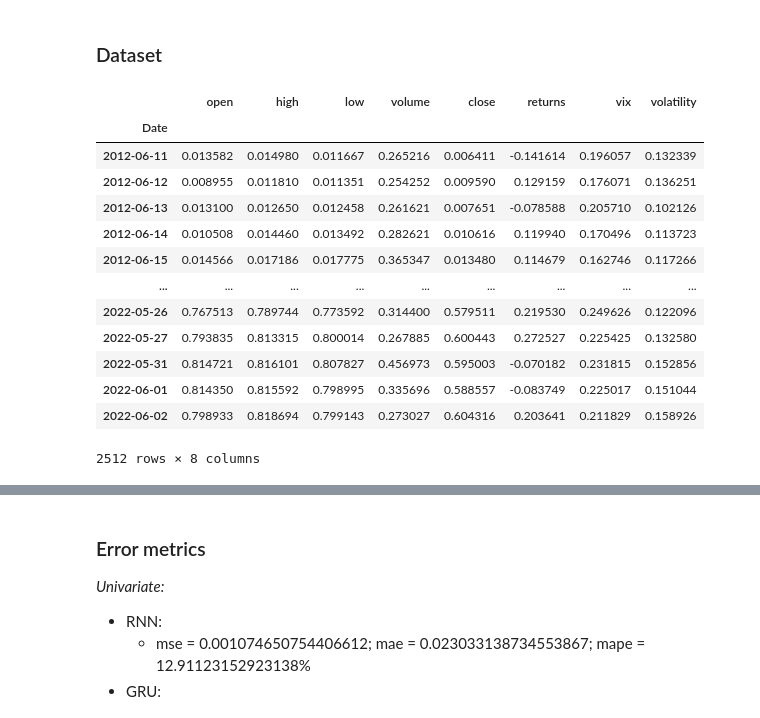
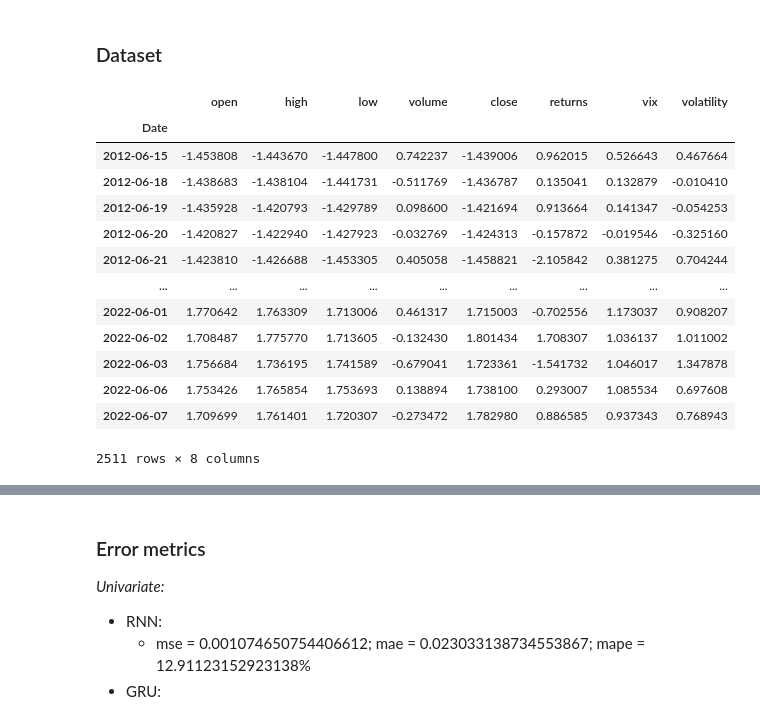
Before and after one commit to gittmp/sustainable-risk-modelling, a Jupyter notebook: Program/risk-forecasting.ipynb, the cells around one changed output, grey strips where cells are left out. Cells and saved outputs as stored; diff of their text form; code cells hidden in the pictures.

```diff
--- a/Program/risk-forecasting.ipynb
+++ b/Program/risk-forecasting.ipynb
@@ -47,63 +48,60 @@ BATCH_SIZE = 32
 sp500 = '^GSPC'
 
 sp500_data = yf.Ticker(sp500)
 sp500_history = sp500_data.history(period=SERIES_PERIOD, interval=SERIES_INTERVAL)
 close = sp500_history.Close.loc[sp500_history.Close != 0][:-1]
 
 # compute logarithmic returns
 log_returns = np.log(close) - np.log(close.shift(1))
 log_returns.dropna(inplace=True)
 
 # fetch VIX volatility data
 vix = '^VIX'
 vix_data = yf.Ticker(vix)
 vix_history = vix_data.history(period=SERIES_PERIOD, interval=SERIES_INTERVAL)
 vix_close = vix_history.Close.loc[vix_history.Close != 0][:-1]
 
 # compute numerical volitility as standard deviation over 5-point rolling window
 volatility = close.pct_change().rolling(5).std()
 
+# gather other variables
+_open = sp500_history.Open[:-1]
+_high = sp500_history.High[:-1]
+_low = sp500_history.Low[:-1]
+_volume = sp500_history.Volume[:-1]
+
 # generate dataframe of closing prices and log returns
 X = pd.DataFrame({
-    'open': sp500_history.Open[:-1] - sp500_history.Open[:-1].min(),
-    'high': sp500_history.High[:-1] - sp500_history.High[:-1].min(),
-    'low': sp500_history.Low[:-1] - sp500_history.Low[:-1].min(),
-    'volume': sp500_history.Volume[:-1] - sp500_history.Volume[:-1].min(),
+    'open': (_open - _open.mean()) / _open.std(),
+    'high': (_high - _high.mean()) / _high.std(),
+    'low': (_low - _low.mean()) / _low.std(),
+    'volume': (_volume - _volume.mean()) / _volume.std(),
 
-    'close': close - close.min(),
-    'returns': log_returns,
-    'vix': vix_close - vix_close.min(),
-    'volatility': volatility - volatility.min()
+    'close': (close - close.mean()) / close.std(),
+    'returns': (log_returns) / log_returns.std(),  # already centred about 0
+    'vix': (vix_close - vix_close.mean()) / vix_close.std(),
+    'volatility': (volatility - volatility.mean()) / volatility.std()
 })
 
 # remove NaN values and normalise
 X.dropna(inplace=True)
-X.open = X.open / X.open.max()
-X.high = X.high / X.high.max()
-X.low = X.low / X.low.max()
-X.volume = X.volume / X.volume.max()
-
-X.close = X.close / close.max()
-X.returns = X.returns / X.returns.max()
-X.vix = X.vix / X.vix.max()
-X.volatility = X.volatility / X.volatility.max()
-
+X = X[list(X)].astype(np.float64)
 X
 # %% [output]
 |  | open | high | low | volume | close | returns | vix | volatility |
 | Date |  |  |  |  |  |  |  |  |
-| 2012-06-11 | 0.013582 | 0.014980 | 0.011667 | 0.265216 | 0.006411 | -0.141614 | 0.196057 | 0.132339 |
-| 2012-06-12 | 0.008955 | 0.011810 | 0.011351 | 0.254252 | 0.009590 | 0.129159 | 0.176071 | 0.136251 |
-| 2012-06-13 | 0.013100 | 0.012650 | 0.012458 | 0.261621 | 0.007651 | -0.078588 | 0.205710 | 0.102126 |
-| 2012-06-14 | 0.010508 | 0.014460 | 0.013492 | 0.282621 | 0.010616 | 0.119940 | 0.170496 | 0.113723 |
-| 2012-06-15 | 0.014566 | 0.017186 | 0.017775 | 0.365347 | 0.013480 | 0.114679 | 0.162746 | 0.117266 |
+| 2012-06-15 | -1.453808 | -1.443670 | -1.447800 | 0.742237 | -1.439006 | 0.962015 | 0.526643 | 0.467664 |
+| 2012-06-18 | -1.438683 | -1.438104 | -1.441731 | -0.511769 | -1.436787 | 0.135041 | 0.132879 | -0.010410 |
+| 2012-06-19 | -1.435928 | -1.420793 | -1.429789 | 0.098600 | -1.421694 | 0.913664 | 0.141347 | -0.054253 |
+| 2012-06-20 | -1.420827 | -1.422940 | -1.427923 | -0.032769 | -1.424313 | -0.157872 | -0.019546 | -0.325160 |
+| 2012-06-21 | -1.423810 | -1.426688 | -1.453305 | 0.405058 | -1.458821 | -2.105842 | 0.381275 | 0.704244 |
 | ... | ... | ... | ... | ... | ... | ... | ... | ... |
-| 2022-05-26 | 0.767513 | 0.789744 | 0.773592 | 0.314400 | 0.579511 | 0.219530 | 0.249626 | 0.122096 |
-| 2022-05-27 | 0.793835 | 0.813315 | 0.800014 | 0.267885 | 0.600443 | 0.272527 | 0.225425 | 0.132580 |
-| 2022-05-31 | 0.814721 | 0.816101 | 0.807827 | 0.456973 | 0.595003 | -0.070182 | 0.231815 | 0.152856 |
-| 2022-06-01 | 0.814350 | 0.815592 | 0.798995 | 0.335696 | 0.588557 | -0.083749 | 0.225017 | 0.151044 |
-| 2022-06-02 | 0.798933 | 0.818694 | 0.799143 | 0.273027 | 0.604316 | 0.203641 | 0.211829 | 0.158926 |
+| 2022-06-01 | 1.770642 | 1.763309 | 1.713006 | 0.461317 | 1.715003 | -0.702556 | 1.173037 | 0.908207 |
+| 2022-06-02 | 1.708487 | 1.775770 | 1.713605 | -0.132430 | 1.801434 | 1.708307 | 1.036137 | 1.011002 |
+| 2022-06-03 | 1.756684 | 1.736195 | 1.741589 | -0.679041 | 1.723361 | -1.541732 | 1.046017 | 1.347878 |
+| 2022-06-06 | 1.753426 | 1.765854 | 1.753693 | 0.138894 | 1.738100 | 0.293007 | 1.085534 | 0.697608 |
+| 2022-06-07 | 1.709699 | 1.761401 | 1.720307 | -0.273472 | 1.782980 | 0.886585 | 0.937343 | 0.768943 |
-2512 rows × 8 columns
+2511 rows × 8 columns
 # %%
 fig, ax = plt.subplots(1, 2, figsize=(12, 4), dpi=150)
 
```
Also changed, not shown: parts of 11 cells of this notebook.
